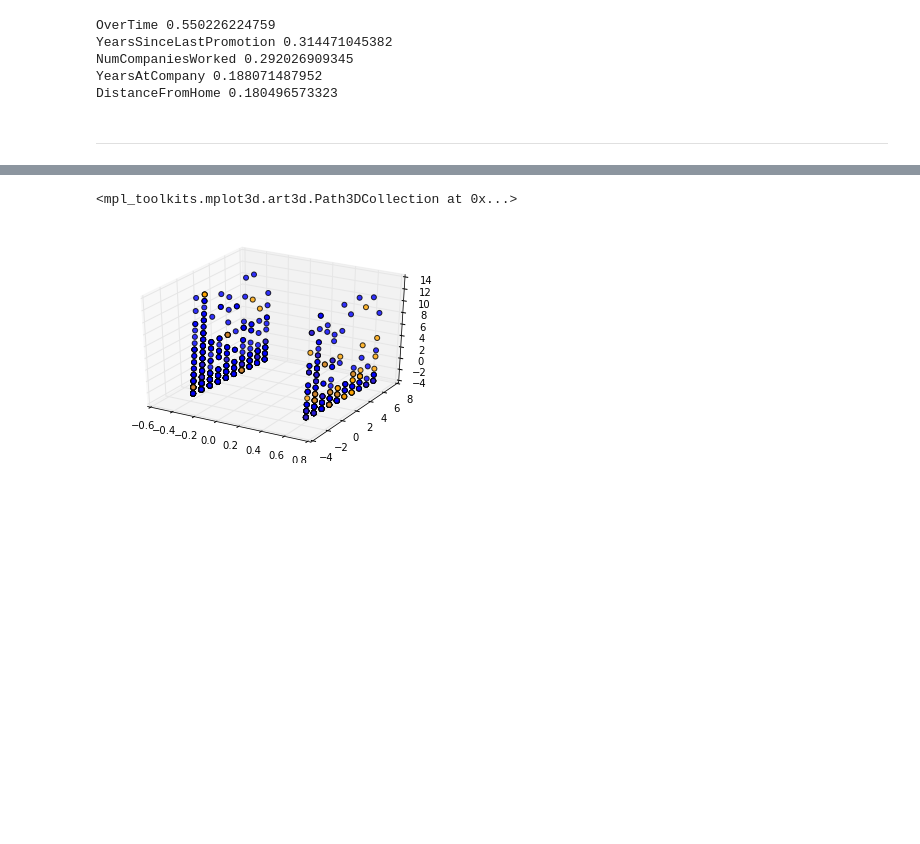
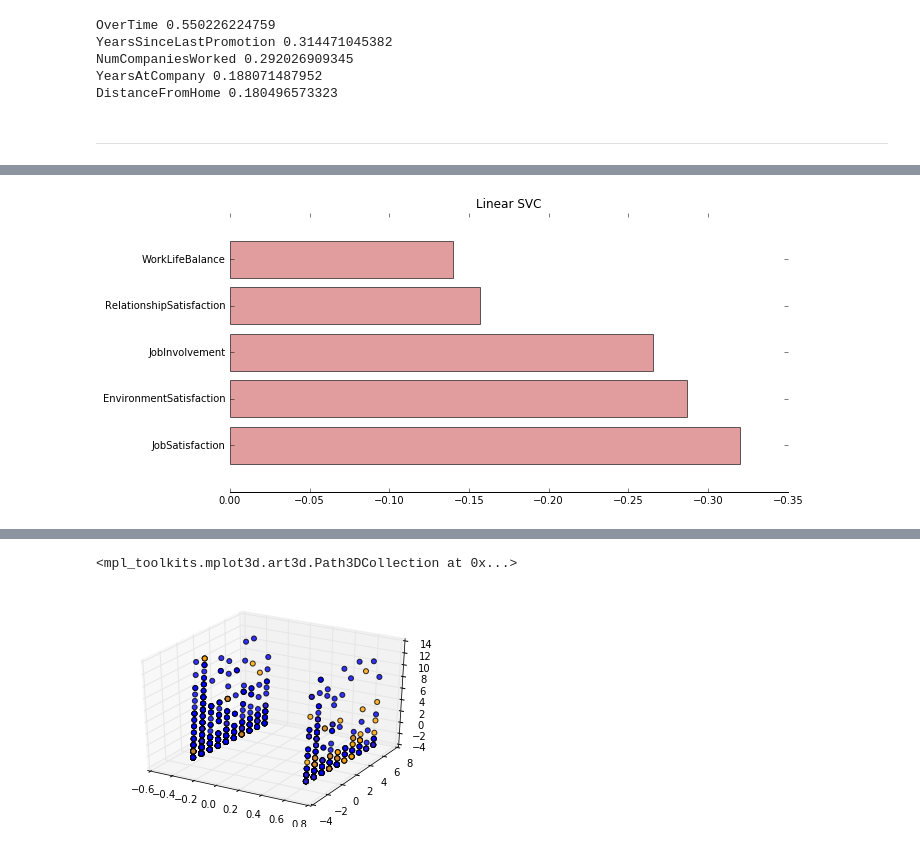
Before and after one commit to LillyanPan/AttritionAnalysis, a Jupyter notebook: SVM.ipynb, the cells around one changed output, grey strips where cells are left out. Cells and saved outputs as stored; diff of their text form; code cells hidden in the pictures; blank space fills up the shorter version.

```diff
--- a/SVM.ipynb
+++ b/SVM.ipynb
@@ -155,7 +100,7 @@ Training Accuracy:  0.863095238095
 Test Accuracy:  0.867346938776
 # %%
 # C = 1,  kernel = Linear
-svmL = svm.SVC(C = 1, kernel =  'linear');
+svmL = svm.SVC(C = 1.0, kernel =  'linear');
 svmL.fit(x_train,y_train);
 svmL.predict(x_test)
 print ("Kernel = Linear, C = 1")
@@ -237,0 +185,4 @@ DistanceFromHome 0.180496573323
+# %%
+ordinal = svc_df[svc_df['feature'].isin(['EnvironmentSatisfaction','RelationshipSatisfaction',
+'WorkLifeBalance', 'JobInvolvement', 'JobSatisfaction'])]
+ordinal
@@ -237,0 +196,21 @@ DistanceFromHome 0.180496573323
+# %%
+plt.figure(figsize = (10,5),frameon=False)
+
+def f_importances(coef, names):
+    imp = coef
+    imp,names = zip(*sorted(zip(imp,names)))
+    n = len(names)
+    plt.barh(range(n), imp, align='center', alpha = 0.6, color = 'indianred')
+    plt.yticks(range(len(names)), names)
+    ax = plt.gca()
+    ax.spines['top'].set_visible(False)
+    ax.spines['right'].set_visible(False)
+    ax.spines['left'].set_visible(False)
+
+
+f_importances(ordinal['coeff'].values, ordinal['feature'].values)
+plt.xlim(0, -0.35)
+plt.title("Linear SVC")
+plt.show()
+# %% [output]
+[figure, added]
```
Also changed, not shown: parts of 13 cells of this notebook.
